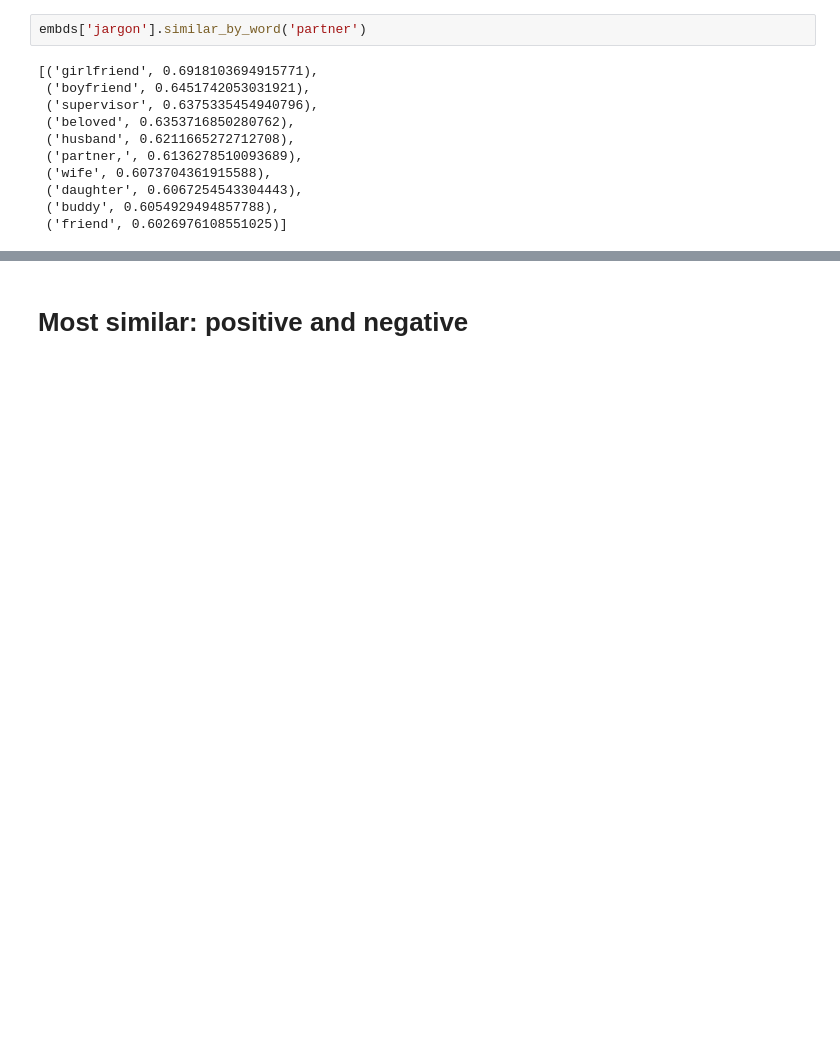
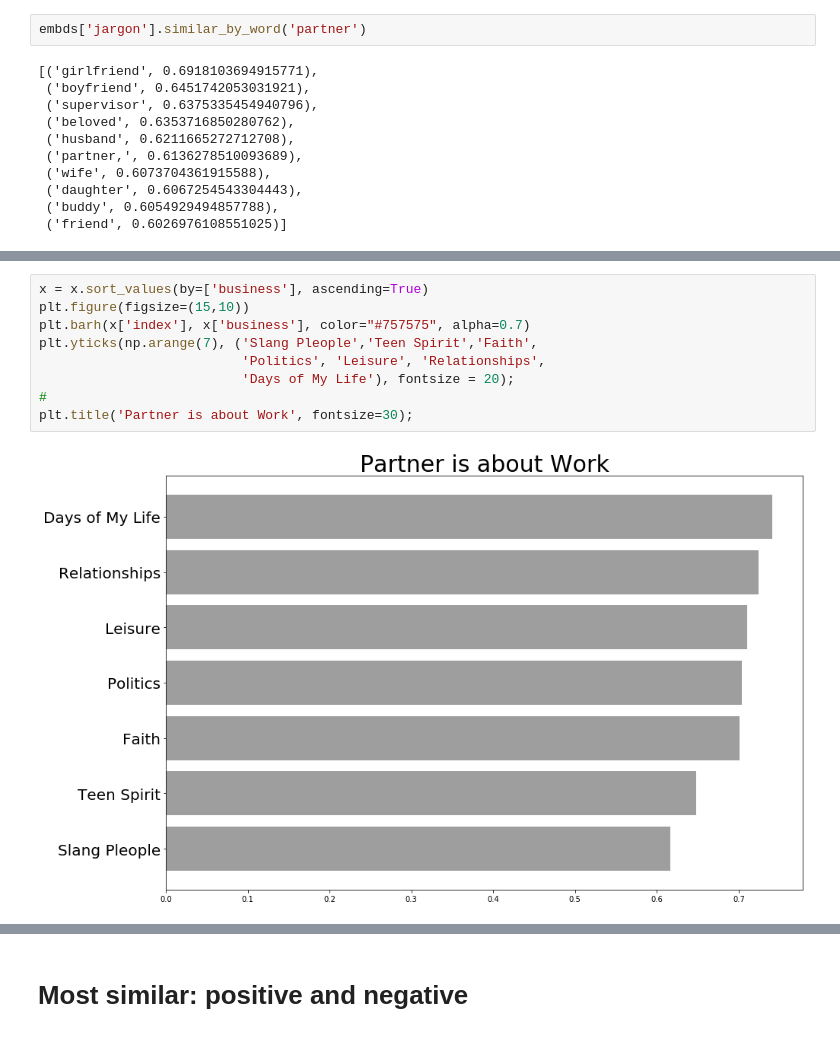
Before and after one commit to elena-du/Blogger_Boost, a Jupyter notebook: code/III-Part1_Topical_Word_Embeddings.ipynb, the cells around one changed output, grey strips where cells are left out. Saved outputs shown, nothing was run; the diff lists cells and outputs as text; blank space fills up the shorter version.

```diff
--- a/code/III-Part1_Topical_Word_Embeddings.ipynb
+++ b/code/III-Part1_Topical_Word_Embeddings.ipynb
@@ -159,0 +290,11 @@ embds['jargon'].similar_by_word('partner')
+# %%
+x = x.sort_values(by=['business'], ascending=True)
+plt.figure(figsize=(15,10))
+plt.barh(x['index'], x['business'], color="#757575", alpha=0.7)
+plt.yticks(np.arange(7), ('Slang Pleople','Teen Spirit','Faith',
+                          'Politics', 'Leisure', 'Relationships',
+                          'Days of My Life'), fontsize = 20);
+#
+plt.title('Partner is about Work', fontsize=30);
+# %% [output]
+[figure, added]
```
Also changed, not shown: parts of 19 cells of this notebook, 16 other files.
